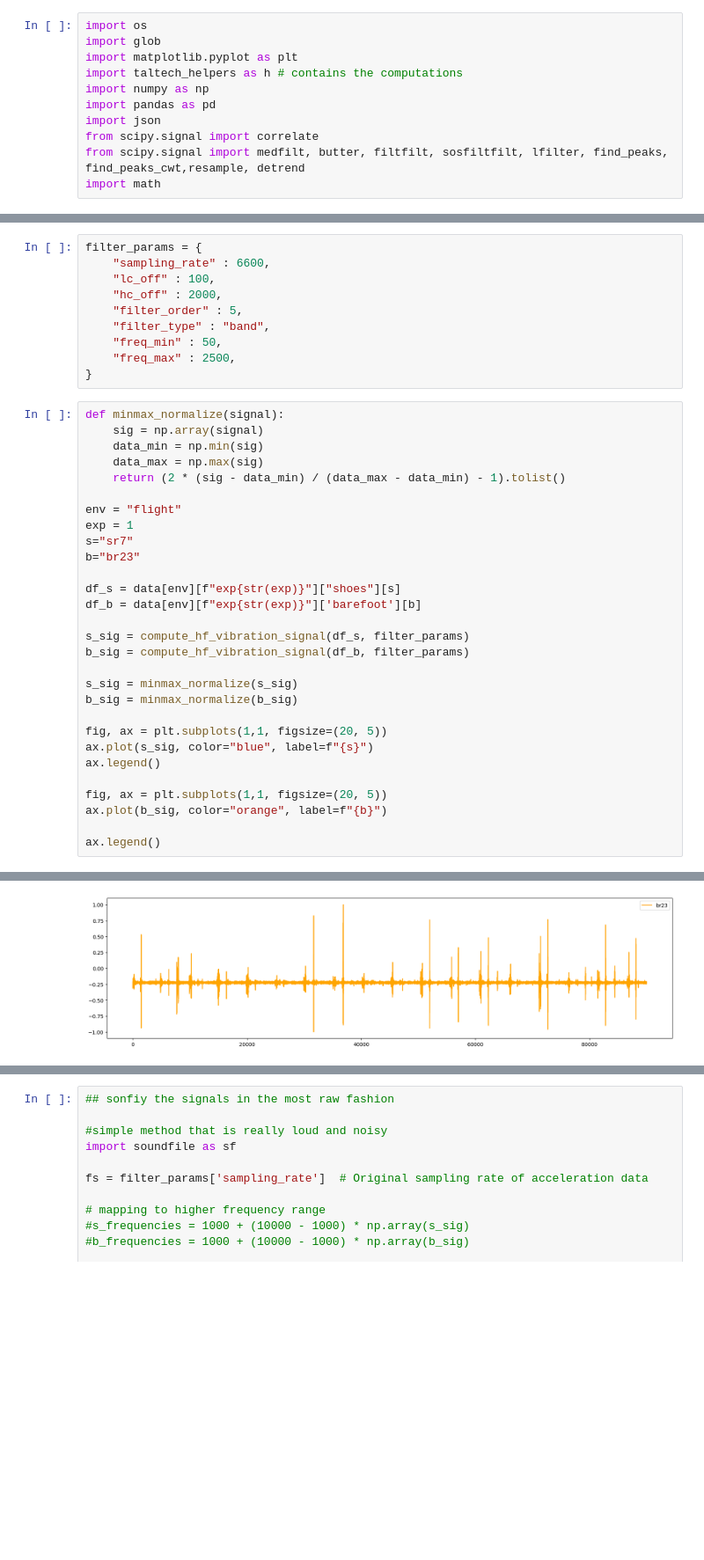
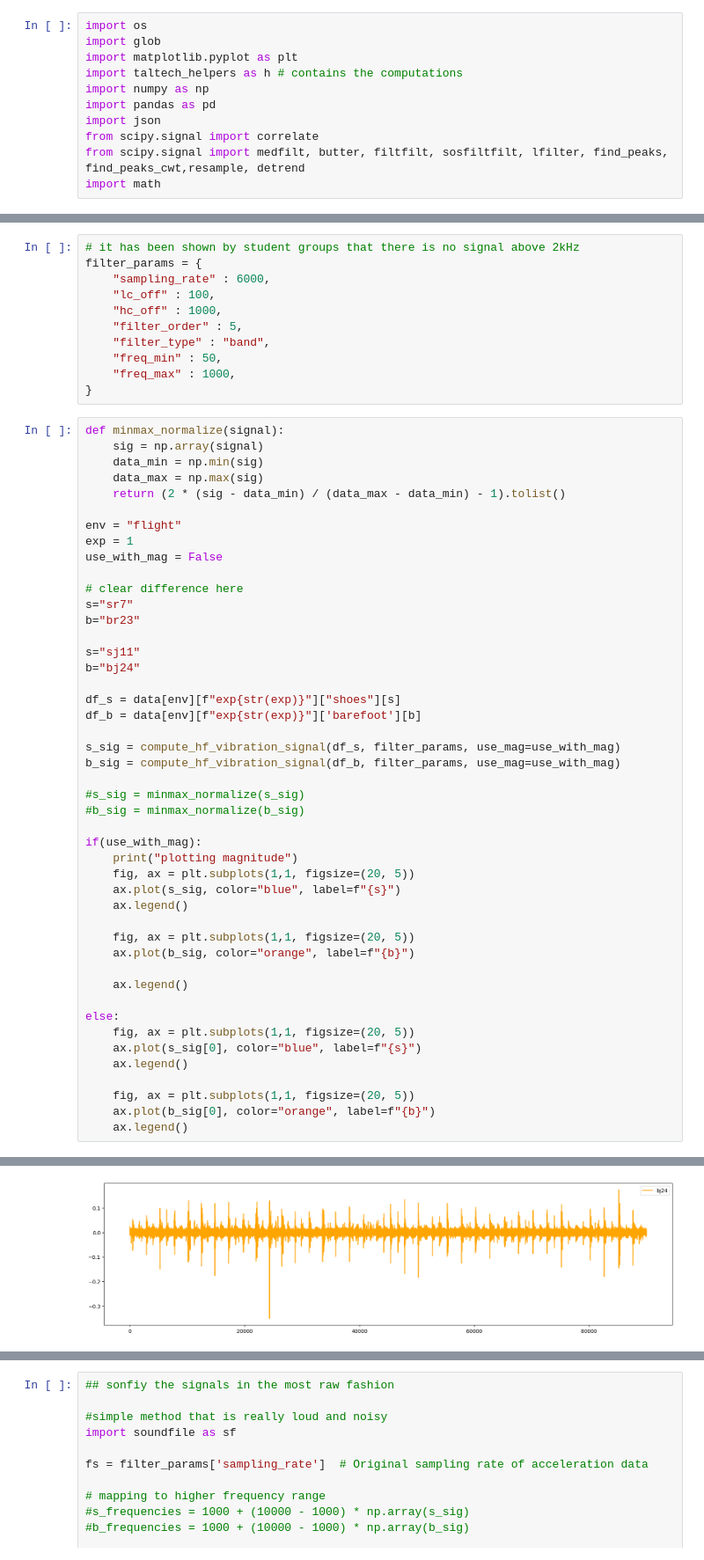
Before and after one commit to mcrooks83/ESA_85th_pbf_campaign_os, a Jupyter notebook: data_processing/TalTech/1. taltech testing.ipynb, the cells around one changed output, grey strips where cells are left out. Shown at 88% size. Saved outputs shown, nothing was run; the diff lists cells and outputs as text; blank space fills up the shorter version.

```diff
--- a/data_processing/TalTech/1. taltech testing.ipynb
+++ b/data_processing/TalTech/1. taltech testing.ipynb
@@ -156,12 +192,13 @@ def compute_hf_vibration_signal(df, f_params):
 # %%
+# it has been shown by student groups that there is no signal above 2kHz
 filter_params = {
-    "sampling_rate" : 6600,
+    "sampling_rate" : 6000,
     "lc_off" : 100,
-    "hc_off" : 2000,
+    "hc_off" : 1000,
     "filter_order" : 5,
     "filter_type" : "band",
     "freq_min" : 50,
-    "freq_max" : 2500,
+    "freq_max" : 1000,
 }
 # %%
 def minmax_normalize(signal):
@@ -172,24 +209,41 @@ def minmax_normalize(signal):
 
 env = "flight"
 exp = 1
+use_with_mag = False
+
+# clear difference here
 s="sr7"
 b="br23"
+
+s="sj11"
+b="bj24"
 
 df_s = data[env][f"exp{str(exp)}"]["shoes"][s]
 df_b = data[env][f"exp{str(exp)}"]['barefoot'][b]
 
-s_sig = compute_hf_vibration_signal(df_s, filter_params)
-b_sig = compute_hf_vibration_signal(df_b, filter_params)
+s_sig = compute_hf_vibration_signal(df_s, filter_params, use_mag=use_with_mag)
+b_sig = compute_hf_vibration_signal(df_b, filter_params, use_mag=use_with_mag)
 
-s_sig = minmax_normalize(s_sig)
-b_sig = minmax_normalize(b_sig)
+#s_sig = minmax_normalize(s_sig)
+#b_sig = minmax_normalize(b_sig)
 
-fig, ax = plt.subplots(1,1, figsize=(20, 5))
-ax.plot(s_sig, color="blue", label=f"{s}")
-ax.legend()
+if(use_with_mag):
+    print("plotting magnitude")
+    fig, ax = plt.subplots(1,1, figsize=(20, 5))
+    ax.plot(s_sig, color="blue", label=f"{s}")
+    ax.legend()
 
-fig, ax = plt.subplots(1,1, figsize=(20, 5))
-ax.plot(b_sig, color="orange", label=f"{b}")
+    fig, ax = plt.subplots(1,1, figsize=(20, 5))
+    ax.plot(b_sig, color="orange", label=f"{b}")
 
-ax.legend()
+    ax.legend()
+
+else:
+    fig, ax = plt.subplots(1,1, figsize=(20, 5))
+    ax.plot(s_sig[0], color="blue", label=f"{s}")
+    ax.legend()
+
+    fig, ax = plt.subplots(1,1, figsize=(20, 5))
+    ax.plot(b_sig[0], color="orange", label=f"{b}")
+    ax.legend()
 # %% [output]
@@ -198,4 +255,4 @@ ax.legend()
-[figure, old version]
+[figure, new version]
 # %%
 # test fft
 sampling_rate = filter_params["sampling_rate"]
```
Also changed, not shown: parts of 5 cells of this notebook, 10 other files.
